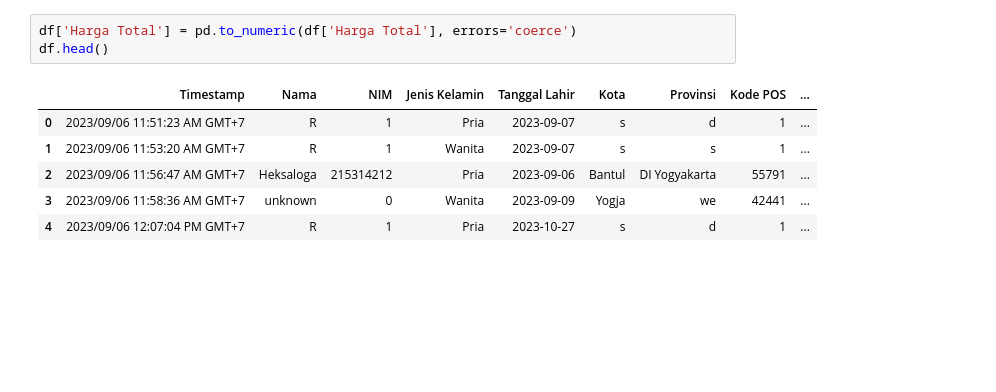
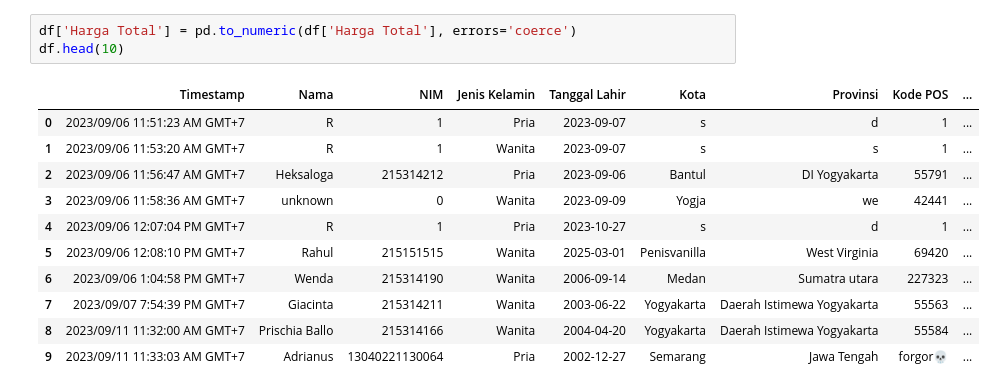
Before and after one commit to REDummy/PD, a Jupyter notebook: temp2.ipynb, the cells around one changed output. Cells and saved outputs as stored; diff of their text form; blank space fills up the shorter version.

Commit message:
Added data in table, and tried to clean up NIM collumn

```diff
--- a/temp2.ipynb
+++ b/temp2.ipynb
@@ -17,13 +21,18 @@ df.head(20)
 # %%
 df['Harga Total'] = pd.to_numeric(df['Harga Total'], errors='coerce')
-df.head()
+df.head(10)
 # %% [output]
 |  | Timestamp | Nama | NIM | Jenis Kelamin | Tanggal Lahir | Kota | Provinsi | Kode POS | ... |
 | 0 | 2023/09/06 11:51:23 AM GMT+7 | R | 1 | Pria | 2023-09-07 | s | d | 1 | ... |
 | 1 | 2023/09/06 11:53:20 AM GMT+7 | R | 1 | Wanita | 2023-09-07 | s | s | 1 | ... |
 | 2 | 2023/09/06 11:56:47 AM GMT+7 | Heksaloga | 215314212 | Pria | 2023-09-06 | Bantul | DI Yogyakarta | 55791 | ... |
 | 3 | 2023/09/06 11:58:36 AM GMT+7 | unknown | 0 | Wanita | 2023-09-09 | Yogja | we | 42441 | ... |
 | 4 | 2023/09/06 12:07:04 PM GMT+7 | R | 1 | Pria | 2023-10-27 | s | d | 1 | ... |
+| 5 | 2023/09/06 12:08:10 PM GMT+7 | Rahul | 215151515 | Wanita | 2025-03-01 | Penisvanilla | West Virginia | 69420 | ... |
+| 6 | 2023/09/06 1:04:58 PM GMT+7 | Wenda | 215314190 | Wanita | 2006-09-14 | Medan | Sumatra utara | 227323 | ... |
+| 7 | 2023/09/07 7:54:39 PM GMT+7 | Giacinta | 215314211 | Wanita | 2003-06-22 | Yogyakarta | Daerah Istimewa Yogyakarta | 55563 | ... |
+| 8 | 2023/09/11 11:32:00 AM GMT+7 | Prischia Ballo | 215314166 | Wanita | 2004-04-20 | Yogyakarta | Daerah Istimewa Yogyakarta | 55584 | ... |
+| 9 | 2023/09/11 11:33:03 AM GMT+7 | Adrianus | 13040221130064 | Pria | 2002-12-27 | Semarang | Jawa Tengah | forgor💀 | ... |
 # %%
 # Replace negative values in "Jumlah" columns with 0
 jumlah_columns = [
```
Also changed, not shown: parts of 6 cells of this notebook, 3 other files.
